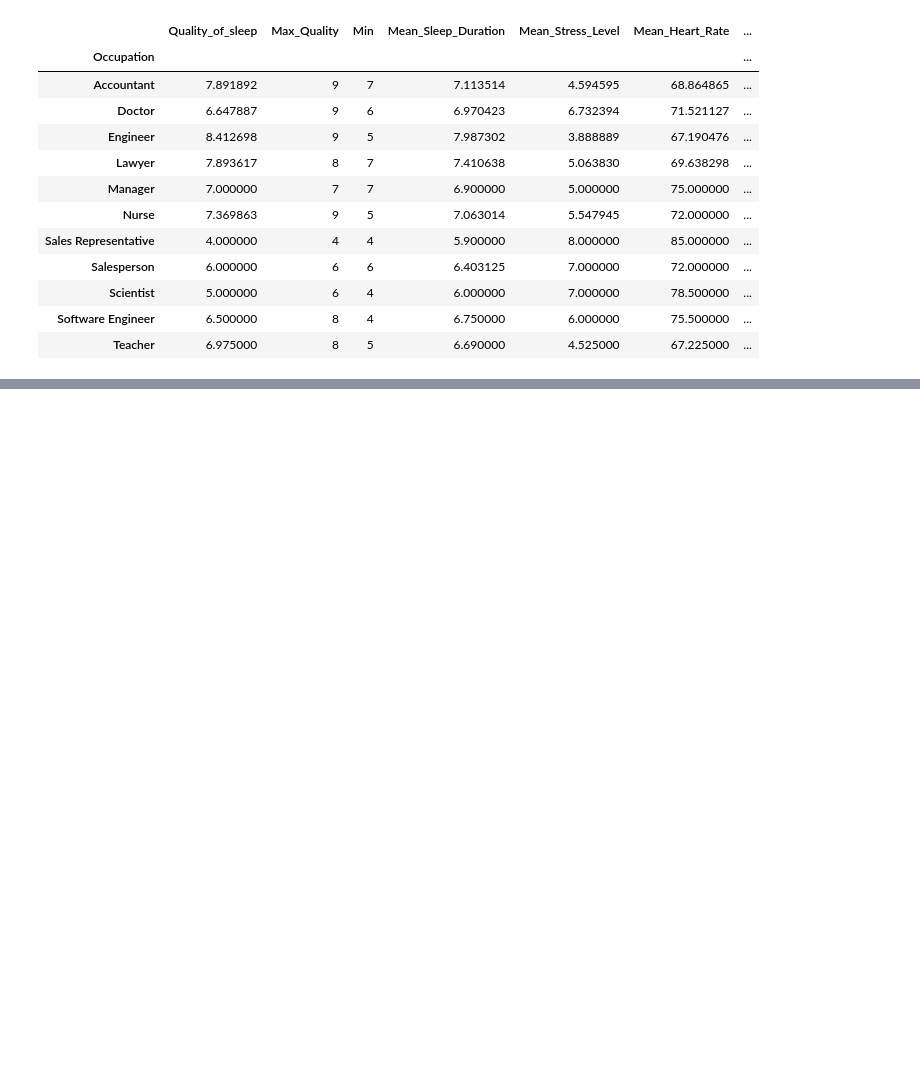
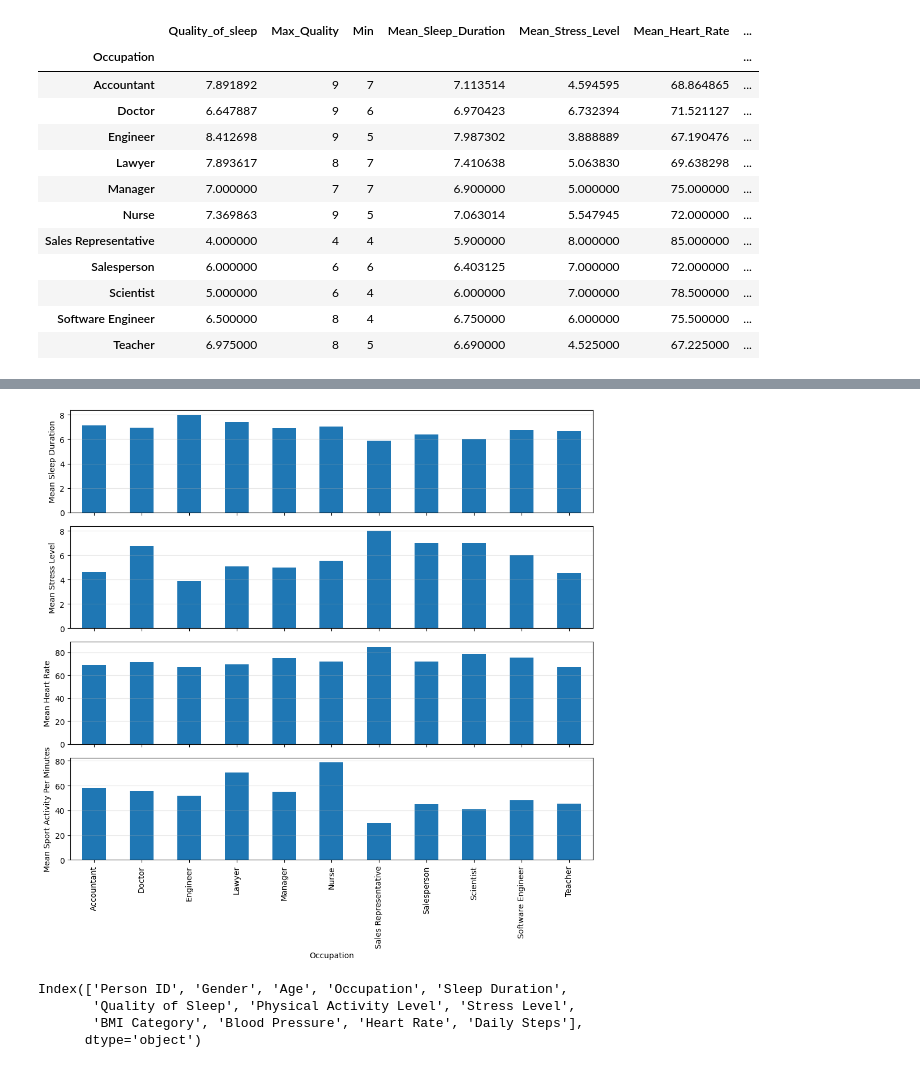
Before and after one commit to Szafranerio/Data_InDepth, a Jupyter notebook: Pandas/Practice/Sleep_quality.ipynb, the cells around one changed output, grey strips where cells are left out. Drawn from its saved outputs; the diff is of its cells as text; code cells hidden in the pictures; blank space fills up the shorter version.

```diff
--- a/Pandas/Practice/Sleep_quality.ipynb
+++ b/Pandas/Practice/Sleep_quality.ipynb
@@ -106,0 +111,28 @@ ax = quality_of_sleep.plot.scatter(x="Mean_Stress_Level", y="Quality_of_sleep",
+# %%
+metrics = [
+    "Mean_Sleep_Duration",
+    "Mean_Stress_Level",
+    "Mean_Heart_Rate",
+    "Mean_Sport_Activity_Per_Minutes"
+]
+
+fig, axes = plt.subplots(len(metrics), 1, figsize=(10, 10), sharex=True)
+
+for ax, metric in zip(axes, metrics):
+    quality_of_sleep[metric].plot(kind="bar", ax=ax)
+    ax.set_ylabel(metric.replace("_", " "))
+    ax.grid(axis="y", alpha=0.3)
+
+axes[-1].set_xlabel("Occupation")
+plt.tight_layout()
+plt.show()
+# %% [output]
+[figure, added]
+# %%
+#Random forest ML model
+data.columns
+# %% [output]
+Index(['Person ID', 'Gender', 'Age', 'Occupation', 'Sleep Duration',
+       'Quality of Sleep', 'Physical Activity Level', 'Stress Level',
+       'BMI Category', 'Blood Pressure', 'Heart Rate', 'Daily Steps'],
+      dtype='object')
```
Also changed, not shown: parts of 4 cells of this notebook.
